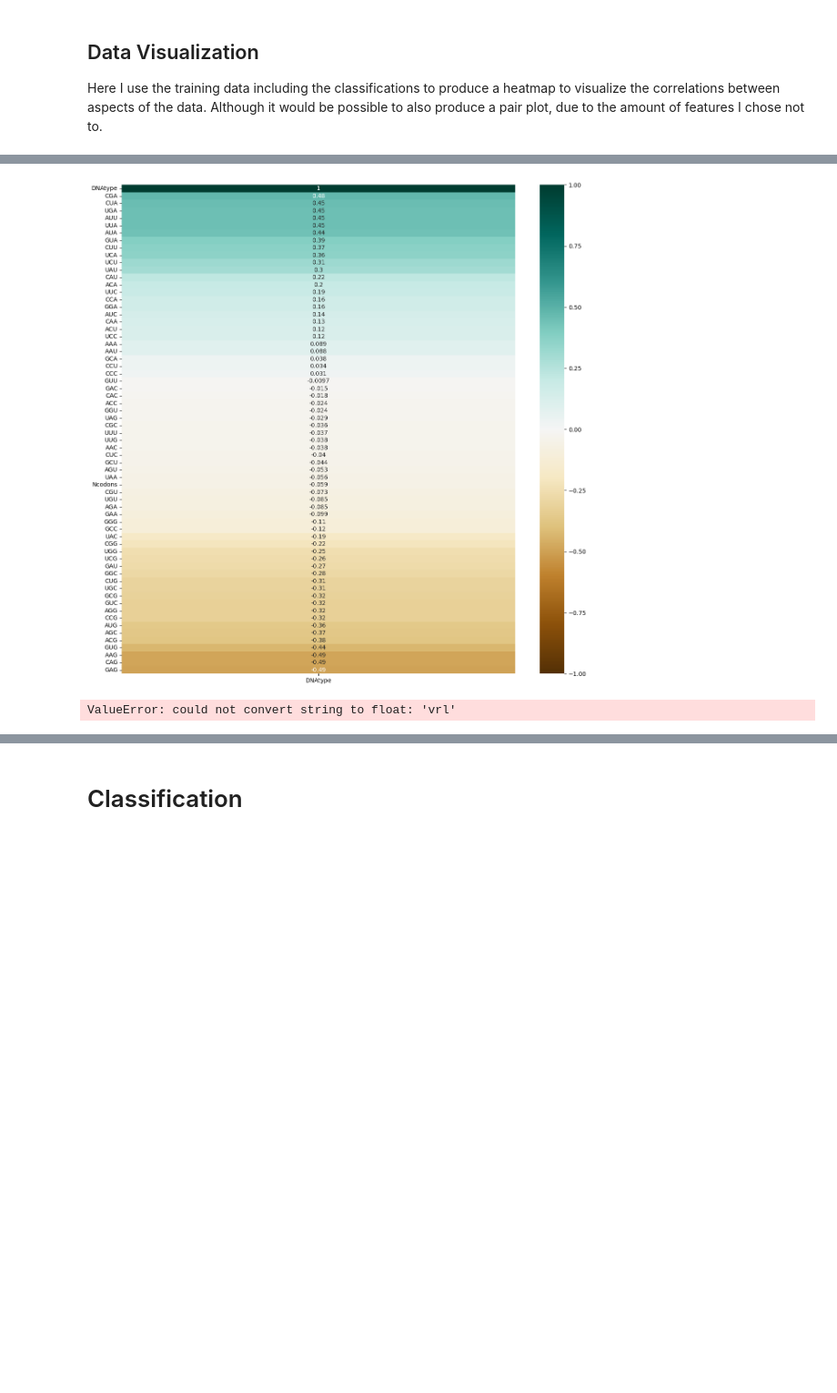
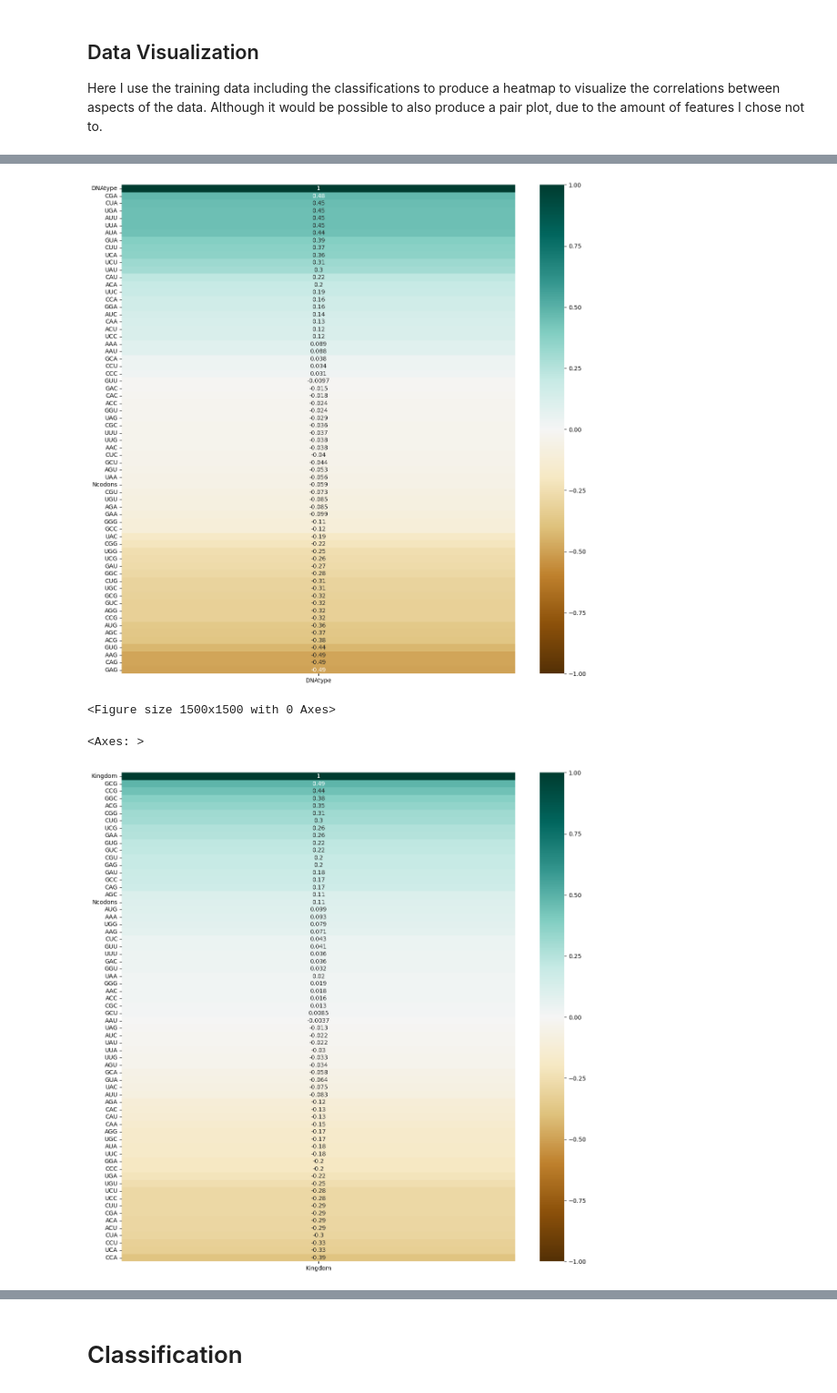
Before and after one commit to fbazzi19/mlfinalproject, a Jupyter notebook: mlfinal.ipynb, the cells around one changed output, grey strips where cells are left out. Shown: that part at 91% size. Drawn from its saved outputs; the diff is of its cells as text; code cells hidden in the pictures; blank space fills up the shorter version.

Commit message:
fixed correlation and dimension reduction, began clustering analysis

```diff
--- a/mlfinal.ipynb
+++ b/mlfinal.ipynb
@@ -132,21 +140,31 @@ Here I use the training data including the classifications to produce a heatmap
 # %%
 corr = train.corr(numeric_only=True)
 mask = np.triu(np.ones_like(corr, dtype=bool))
-%matplotlib inline
 #display the heatmap
 plt.figure(figsize=(15,15))
 sns.heatmap(corr, mask=mask)
 plt.show()
+#display the correlation specifically for DNA type
 plt.figure(figsize=(15,15))
 sns.heatmap(train.corr(numeric_only=True)[['DNAtype']].sort_values(by='DNAtype', ascending=False), vmin=-1, vmax=1, annot=True, cmap='BrBG')
 plt.show()
-sns.heatmap(train.corr()[['Kingdom']].sort_values(by='Kingdom', ascending=False), vmin=-1, vmax=1, annot=True, cmap='BrBG')
-#TODO: convert y data into additional pandas data frames, and columns names, then concatenate back with the x_train and use that to develop more correlation matrix
+#create a temporary integer representation of the Kingdom class using the binary one hot encoding for the purposes of displaying the correlation
+yfig=[]
+def binatodeci(binary):
+    return sum(val*(2**idx) for idx, val in enumerate(reversed(binary)))
+yfig=np.apply_along_axis(binatodeci, 1, y_train_kingdom)
+xycombo=X_train.assign(Kingdom=yfig)
+#display the correlation specifically for kingdom
+plt.figure(figsize=(15,15))
+sns.heatmap(xycombo.corr(numeric_only=True)[['Kingdom']].sort_values(by='Kingdom', ascending=False), vmin=-1, vmax=1, annot=True, cmap='BrBG')
+plt.show()
 # %% [output]
 <Figure size 1500x1500 with 0 Axes>
 <Axes: >
 [figure]
 <Figure size 1500x1500 with 0 Axes>
 <Axes: >
 [figure]
-ValueError: could not convert string to float: 'vrl'
+<Figure size 1500x1500 with 0 Axes>
+<Axes: >
+[figure, added]
```
Also changed, not shown: parts of 11 cells of this notebook.
